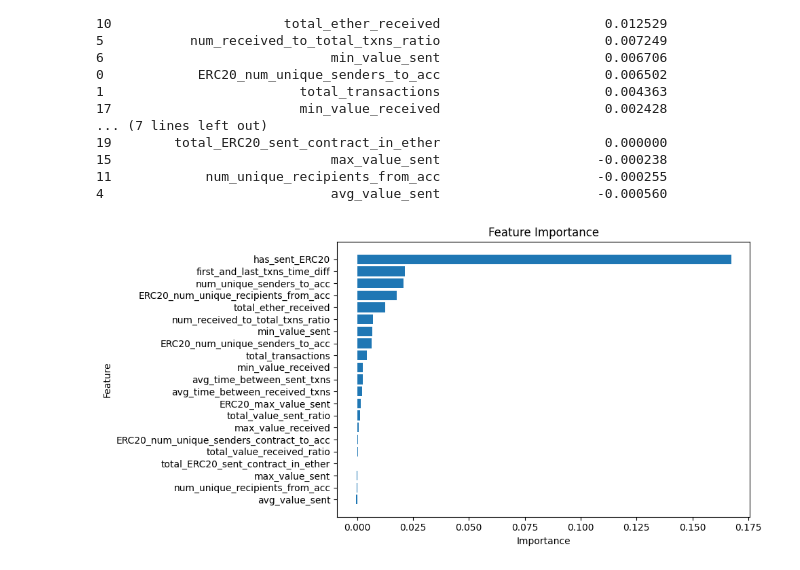
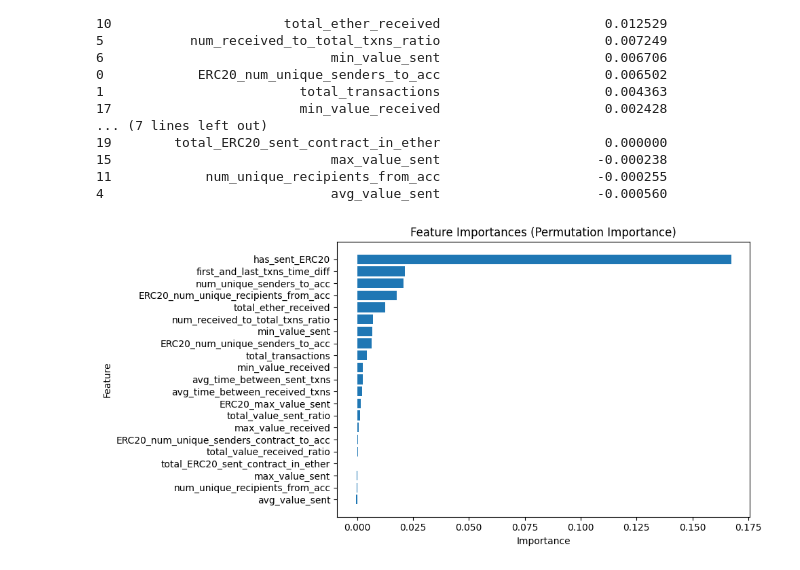
Before and after one commit to ysjprojects/BT4012-Project, a Jupyter notebook: notebooks/StackedEsemble.ipynb, the cells around one changed output. Saved outputs shown, nothing was run; the diff lists cells and outputs as text; code cells hidden in the pictures.

```diff
--- a/notebooks/StackedEsemble.ipynb
+++ b/notebooks/StackedEsemble.ipynb
@@ -152,12 +152,12 @@ Ranked Features based on Permutation Importance Mean:
 # %%
 plt.figure(figsize=(10, 5))
 plt.style.use('default')
 plt.barh(ranked_features['Feature'], ranked_features['Permutation_Importance_Mean'])
 plt.xlabel('Importance')
 plt.ylabel('Feature')
-plt.title('Feature Importance')
+plt.title('Feature Importances (Permutation Importance)')
 plt.gca().invert_yaxis()
 plt.tight_layout()
 plt.show()
 # %% [output]
-[figure, old version]
+[figure, new version]
```
Also changed, not shown: 2 other files.
